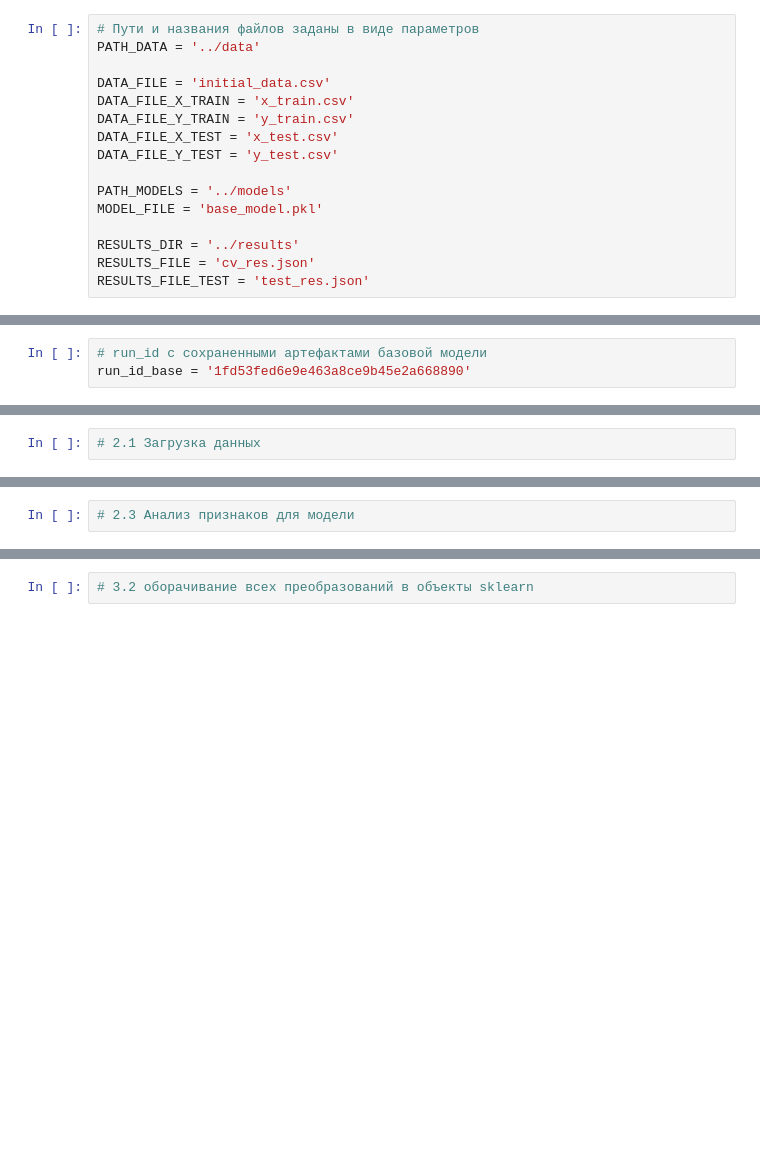
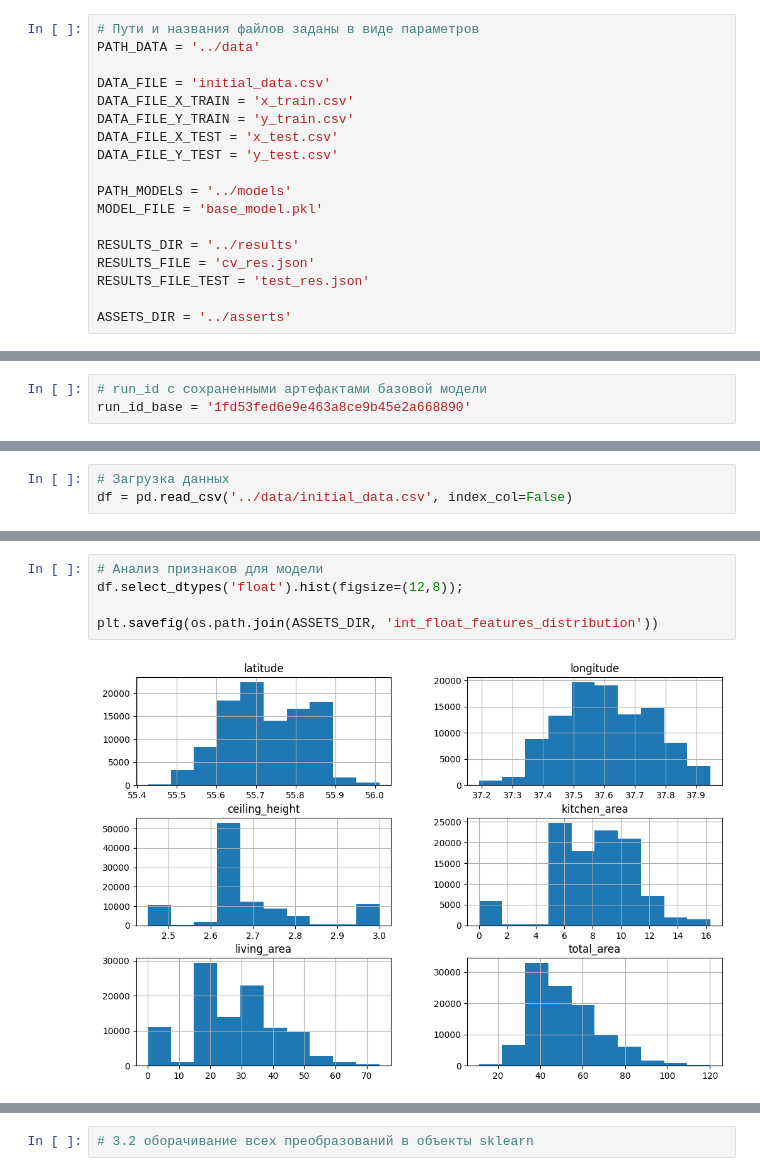
Before and after one commit to RumKam/mle-project-sprint-2-v001, a Jupyter notebook: model_improvement/project_sprint_2.ipynb, the cells around one changed output, grey strips where cells are left out. Cells and saved outputs as stored; diff of their text form; blank space fills up the shorter version.

```diff
--- a/model_improvement/project_sprint_2.ipynb
+++ b/model_improvement/project_sprint_2.ipynb
@@ -58,6 +83,8 @@ MODEL_FILE = 'base_model.pkl'
 RESULTS_DIR = '../results'
 RESULTS_FILE = 'cv_res.json'
 RESULTS_FILE_TEST = 'test_res.json'
+
+ASSETS_DIR = '../asserts'
 # %%
 TABLE_NAME = 'real_estate_clean'
 
@@ -302,3 +306,4 @@ run_id_base = '1fd53fed6e9e463a8ce9b45e2a668890'
 # %%
-# 2.1 Загрузка данных
+# Загрузка данных
+df = pd.read_csv('../data/initial_data.csv', index_col=False)
 # %%
@@ -306,2 +349,7 @@ run_id_base = '1fd53fed6e9e463a8ce9b45e2a668890'
 # %%
-# 2.3 Анализ признаков для модели
+# Анализ признаков для модели
+df.select_dtypes('float').hist(figsize=(12,8));
+
+plt.savefig(os.path.join(ASSETS_DIR, 'int_float_features_distribution'))
+# %% [output]
+[figure, added]
```
Also changed, not shown: parts of 37 cells of this notebook, 17 other files.
